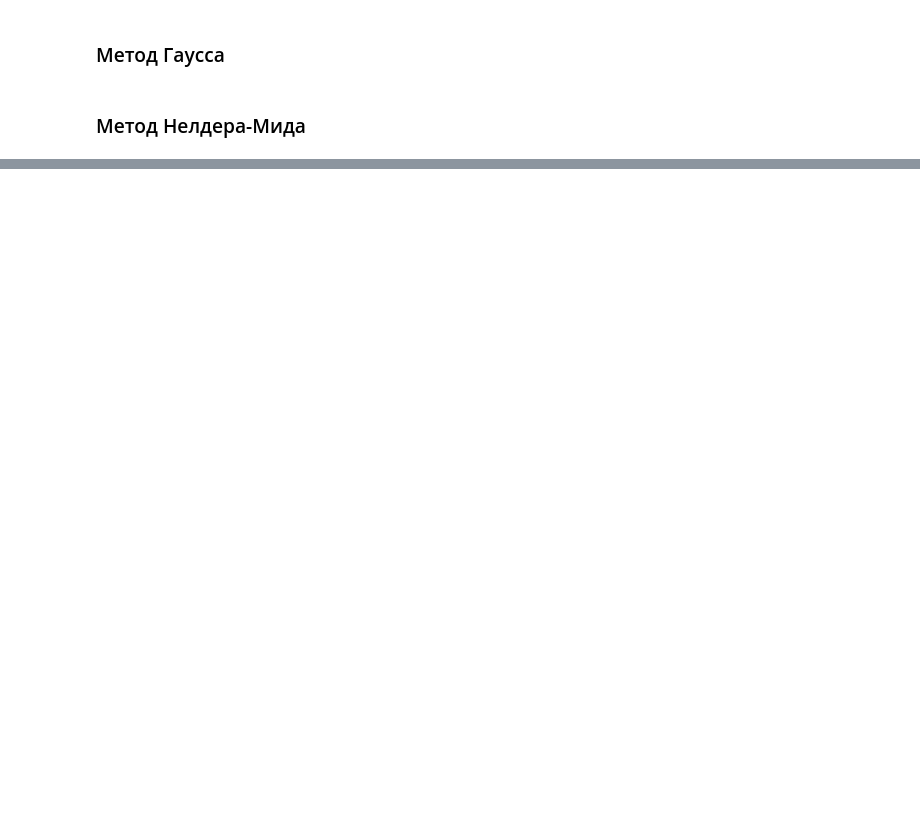
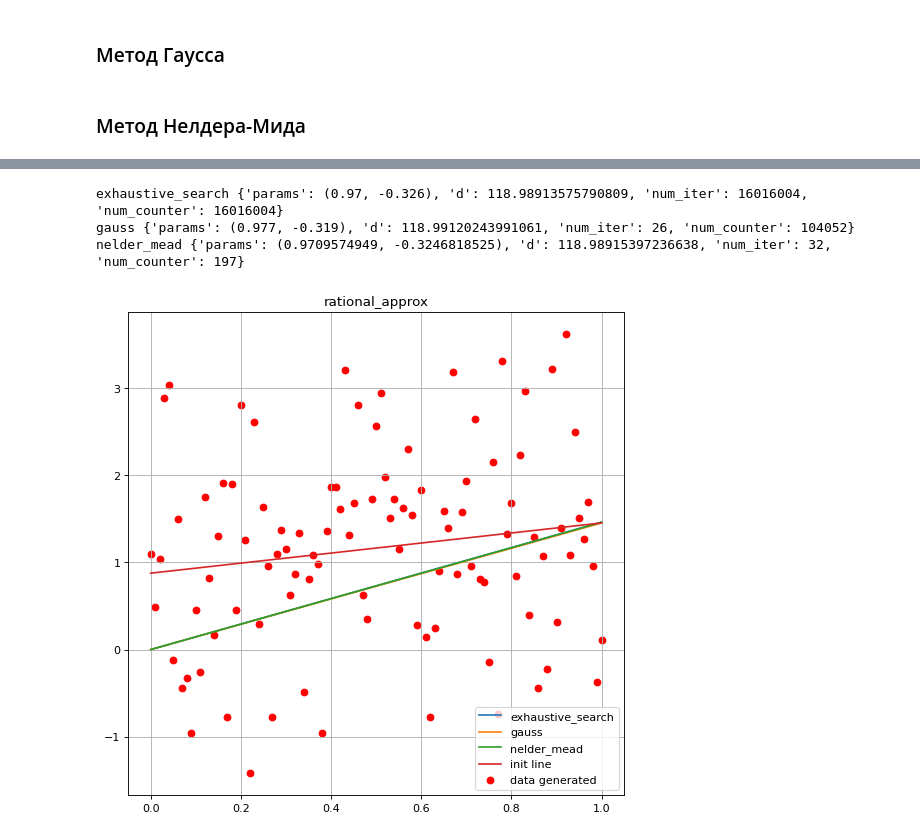
Before and after one commit to Emidiant/analysis-and-development-of-algorithms, a Jupyter notebook: task_2.ipynb, the cells around one changed output, grey strips where cells are left out. Cells and saved outputs as stored; diff of their text form; code cells hidden in the pictures; blank space fills up the shorter version.

```diff
--- a/task_2.ipynb
+++ b/task_2.ipynb
@@ -151,0 +261,2 @@ visualise(golden_ratio)
+# %%
+rational_predict_a_b['exhaustive_search'] = exhaustive_search_multi(rational_approx)
@@ -155,0 +436,7 @@ visualise(golden_ratio)
+# %%
+visualise(rational_predict_a_b, rational_approx)
+# %% [output]
+exhaustive_search {'params': (0.97, -0.326), 'd': 118.98913575790809, 'num_iter': 16016004, 'num_counter': 16016004}
+gauss {'params': (0.977, -0.319), 'd': 118.99120243991061, 'num_iter': 26, 'num_counter': 104052}
+nelder_mead {'params': (0.9709574949, -0.3246818525), 'd': 118.98915397236638, 'num_iter': 32, 'num_counter': 197}
+[figure, added]
```
Also changed, not shown: parts of 44 cells of this notebook.
